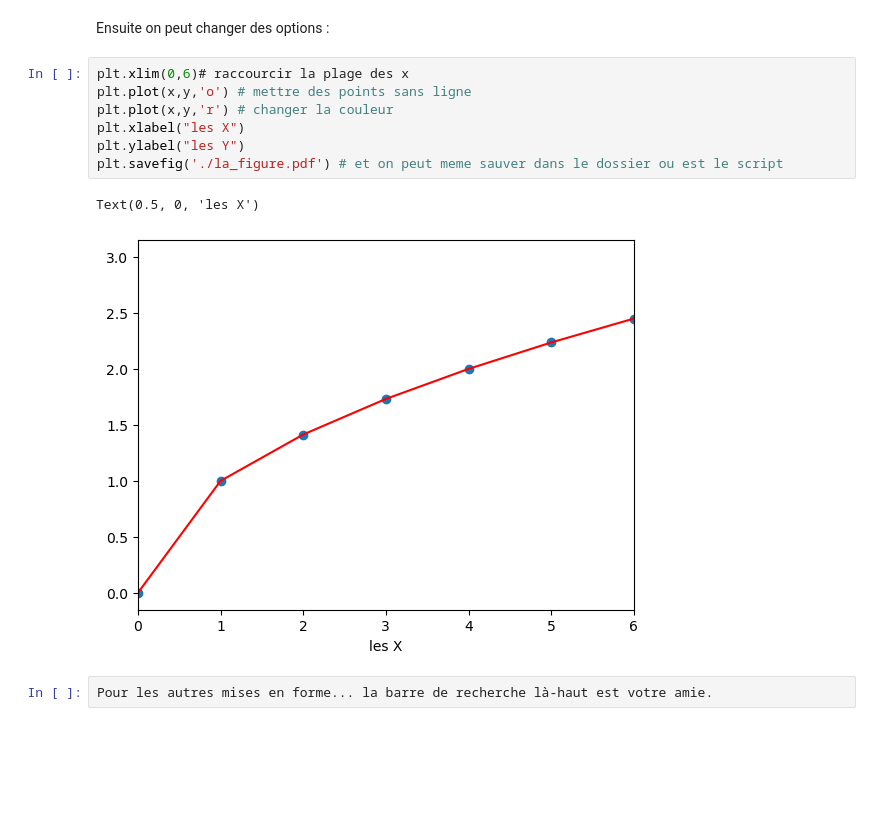
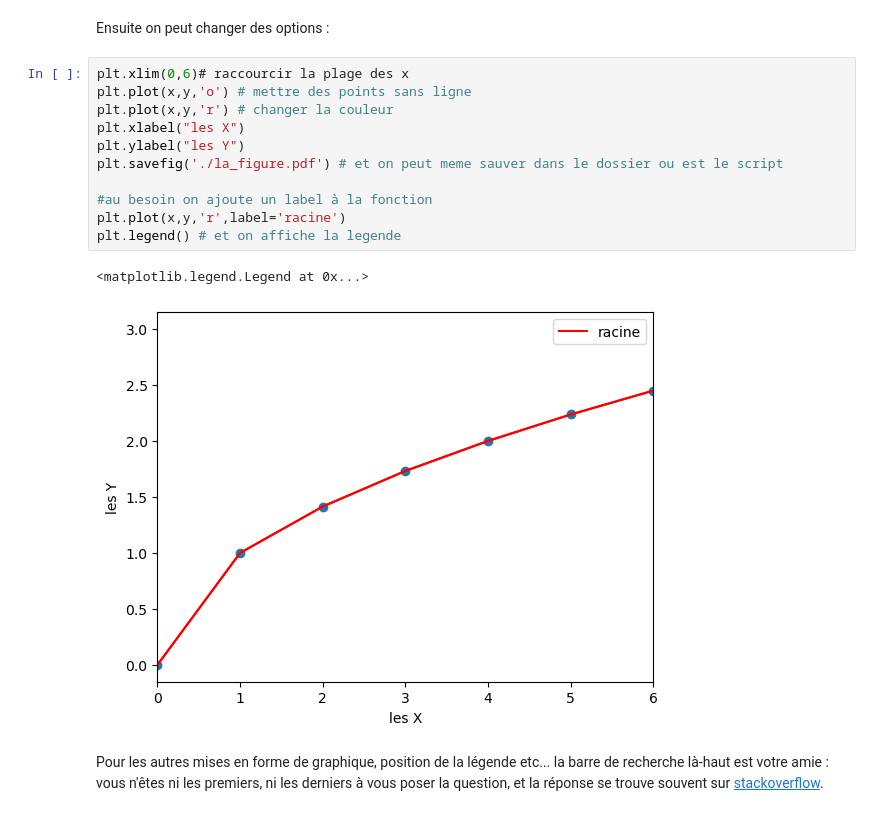
Before and after one commit to eddes/INSA, a Jupyter notebook: python/tuto_1.ipynb, the cells around one changed output. Drawn from its saved outputs; the diff is of its cells as text; blank space fills up the shorter version.

```diff
--- a/python/tuto_1.ipynb
+++ b/python/tuto_1.ipynb
@@ -215,12 +215,16 @@ Ensuite on peut changer des options :
 # %%
 plt.xlim(0,6)# raccourcir la plage des x
 plt.plot(x,y,'o') # mettre des points sans ligne
 plt.plot(x,y,'r') # changer la couleur
 plt.xlabel("les X")
 plt.ylabel("les Y")
 plt.savefig('./la_figure.pdf') # et on peut meme sauver dans le dossier ou est le script
+
+#au besoin on ajoute un label à la fonction
+plt.plot(x,y,'r',label='racine')
+plt.legend() # et on affiche la legende
 # %% [output]
-Text(0.5, 0, 'les X')
+<matplotlib.legend.Legend at 0x...>
-[figure, old version]
+[figure, new version]
-# %%
-Pour les autres mises en forme... la barre de recherche là-haut est votre amie.
+# %% [markdown]
+Pour les autres mises en forme de graphique, position de la légende etc... la barre de recherche là-haut est votre amie : vous n'êtes ni les premiers, ni les derniers à vous poser la question, et la réponse se trouve souvent sur <a href="https://stackoverflow.com/questions/tagged/python"> stackoverflow<a>.
```
Also changed, not shown: parts of 1 cell of this notebook.
